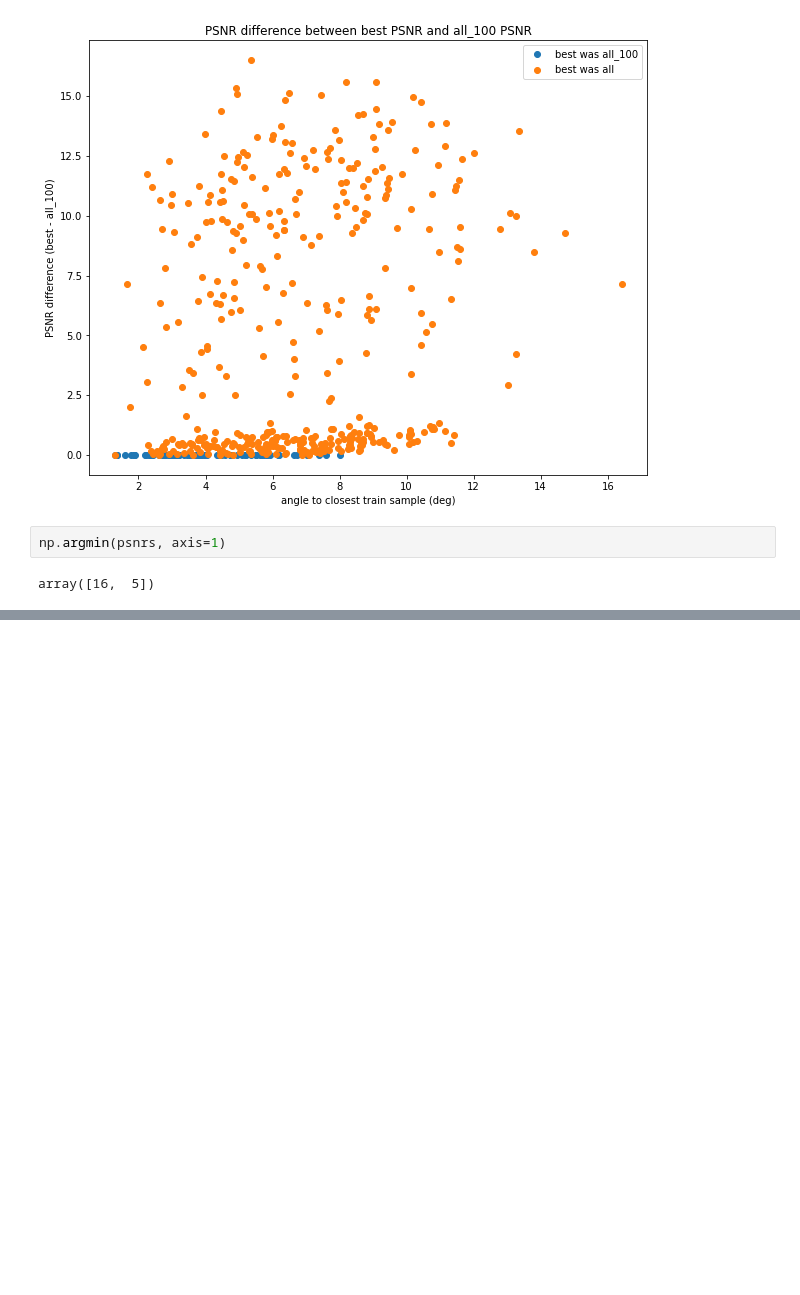
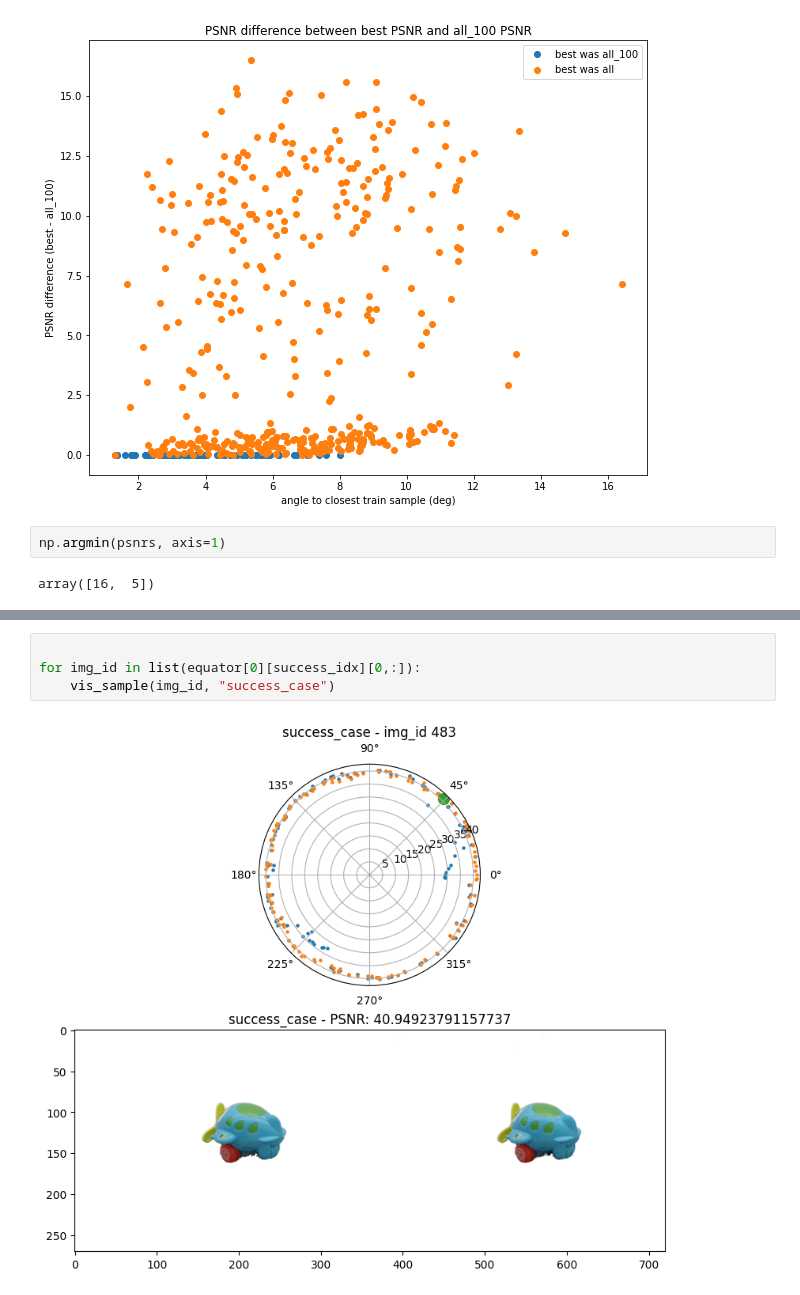
Before and after one commit to kobejean/svox2, a Jupyter notebook: vis_results.ipynb, the cells around one changed output, grey strips where cells are left out. Cells and saved outputs as stored; diff of their text form; blank space fills up the shorter version.

```diff
--- a/vis_results.ipynb
+++ b/vis_results.ipynb
@@ -130,0 +157,6 @@ print(equator[0][idx][0])
+# %%
+
+for img_id in list(equator[0][success_idx][0,:]):
+    vis_sample(img_id, "success_case")
+# %% [output]
+[figure, added]
```
Also changed, not shown: parts of 10 cells of this notebook.
